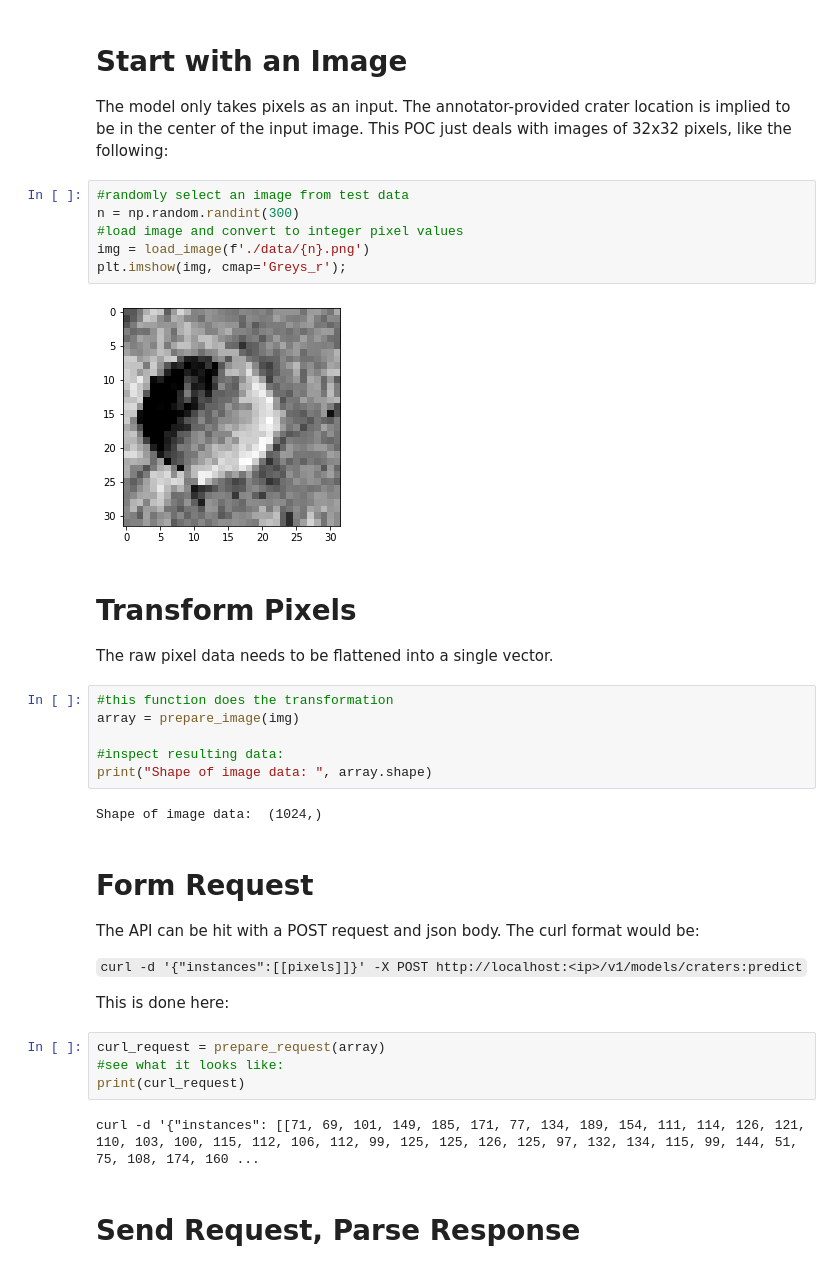
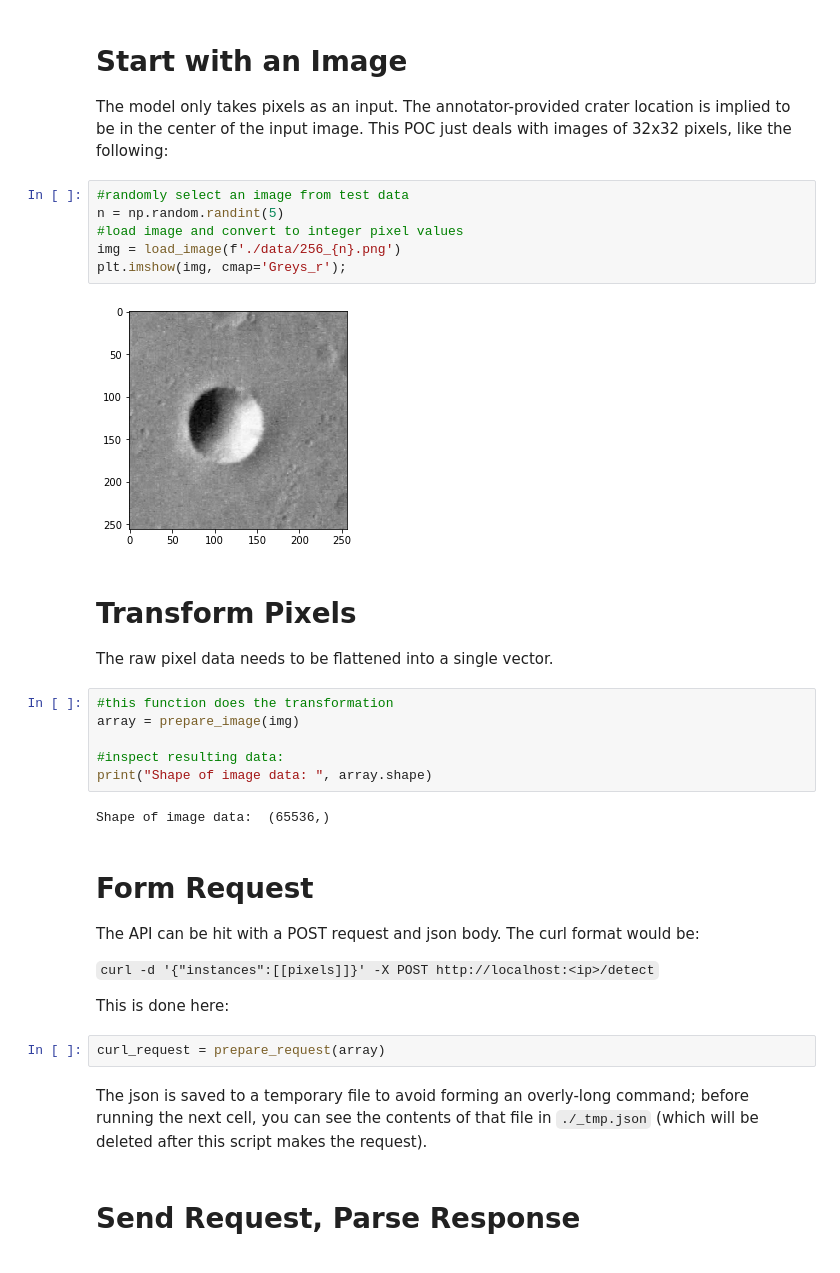
Before and after one commit to AlliedToasters/craterfind, a Jupyter notebook: API_demo.ipynb, the cells around one changed output. Cells and saved outputs as stored; diff of their text form.

```diff
--- a/API_demo.ipynb
+++ b/API_demo.ipynb
@@ -44,12 +49,12 @@ def plot_prediction(img, prediction):
 The model only takes pixels as an input. The annotator-provided crater location is implied to be in the center of the input image. This POC just deals with images of 32x32 pixels, like the following:
 # %%
 #randomly select an image from test data
-n = np.random.randint(300)
+n = np.random.randint(5)
 #load image and convert to integer pixel values
-img = load_image(f'./data/{n}.png')
+img = load_image(f'./data/256_{n}.png')
 plt.imshow(img, cmap='Greys_r');
 # %% [output]
-[figure, old version]
+[figure, new version]
 # %% [markdown]
 # Transform Pixels
 The raw pixel data needs to be flattened into a single vector.
@@ -60,20 +65,18 @@ array = prepare_image(img)
 #inspect resulting data:
 print("Shape of image data: ", array.shape)
 # %% [output]
-Shape of image data:  (1024,)
+Shape of image data:  (65536,)
 # %% [markdown]
 # Form Request
 The API can be hit with a POST request and json body. The curl format would be:
 
-`curl -d '{"instances":[[pixels]]}' -X POST http://localhost:<ip>/v1/models/craters:predict`
+`curl -d '{"instances":[[pixels]]}' -X POST http://localhost:<ip>/detect`
 
 This is done here:
 # %%
 curl_request = prepare_request(array)
-#see what it looks like:
-print(curl_request)
-# %% [output]
-curl -d '{"instances": [[71, 69, 101, 149, 185, 171, 77, 134, 189, 154, 111, 114, 126, 121, 110, 103, 100, 115, 112, 106, 112, 99, 125, 125, 126, 125, 97, 132, 134, 115, 99, 144, 51, 75, 108, 174, 160 ...
+# %% [markdown]
+The json is saved to a temporary file to avoid forming an overly-long command; before running the next cell, you can see the contents of that file in `./_tmp.json` (which will be deleted after this script makes the request).
 # %% [markdown]
 # Send Request, Parse Response
 # %%
```
Also changed, not shown: parts of 3 cells of this notebook, 1 other file.
